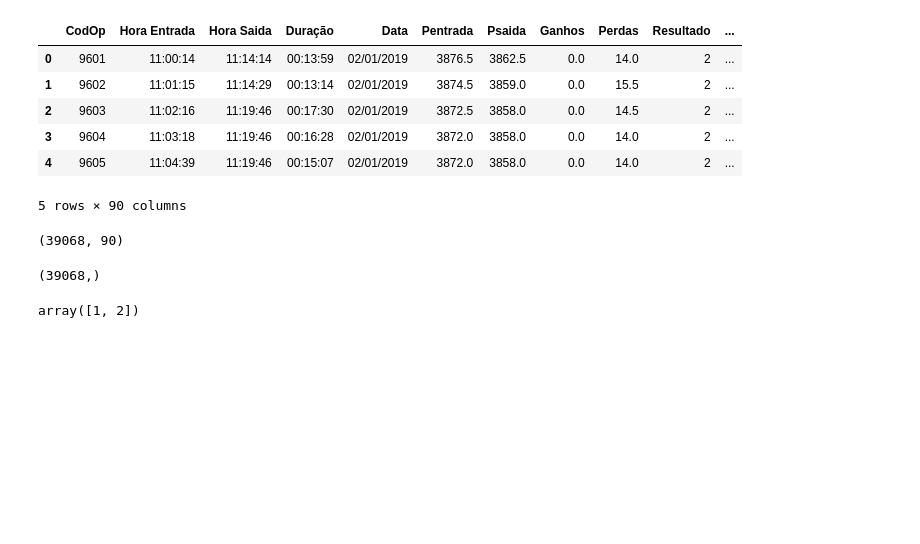
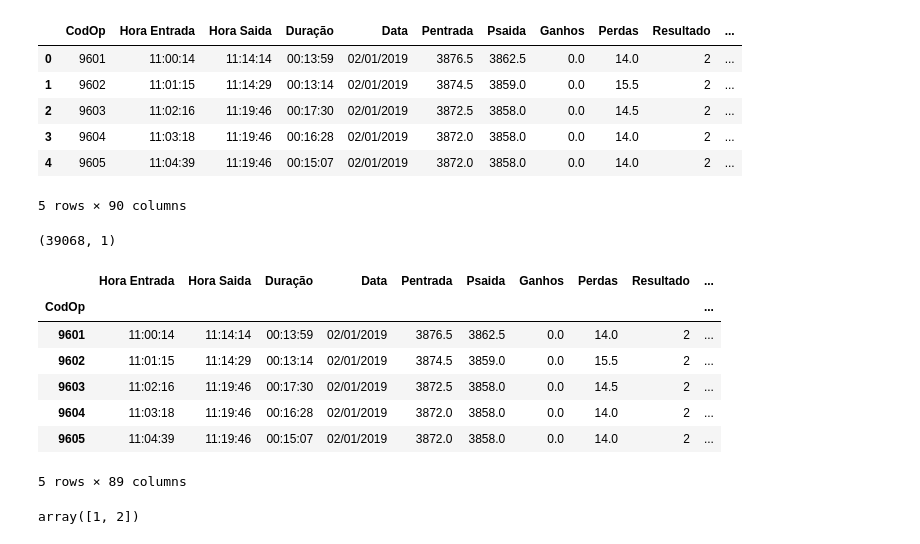
Before and after one commit to htsnet/automacao-de-negocios, a Jupyter notebook: Automacao_de_Negocios.ipynb, the cells around one changed output. Cells and saved outputs as stored; diff of their text form; code cells hidden in the pictures; blank space fills up the shorter version.

```diff
--- a/Automacao_de_Negocios.ipynb
+++ b/Automacao_de_Negocios.ipynb
@@ -59,16 +58,25 @@ historic.head()
 | 3 | 9604 | 11:03:18 | 11:19:46 | 00:16:28 | 02/01/2019 | 3872.0 | 3858.0 | 0.0 | 14.0 | 2 | ... |
 | 4 | 9605 | 11:04:39 | 11:19:46 | 00:15:07 | 02/01/2019 | 3872.0 | 3858.0 | 0.0 | 14.0 | 2 | ... |
 5 rows × 90 columns
-# %%
-#mostra as dimensões da tabela
-historic.shape
-# %% [output]
-(39068, 90)
 # %%
 #separa o target e retira do dataframe
-target = historic['Resultado']
+target = historic[['CodOp', 'Resultado']].copy()
+#indica o campo CodOp como índice
+historic = historic.set_index('CodOp')
+target = target.set_index('CodOp')
 target.shape
 # %% [output]
-(39068,)
+(39068, 1)
+# %%
+historic.head()
+# %% [output]
+|  | Hora Entrada | Hora Saida | Duração | Data | Pentrada | Psaida | Ganhos | Perdas | Resultado | ... |
+| CodOp |  |  |  |  |  |  |  |  |  | ... |
+| 9601 | 11:00:14 | 11:14:14 | 00:13:59 | 02/01/2019 | 3876.5 | 3862.5 | 0.0 | 14.0 | 2 | ... |
+| 9602 | 11:01:15 | 11:14:29 | 00:13:14 | 02/01/2019 | 3874.5 | 3859.0 | 0.0 | 15.5 | 2 | ... |
+| 9603 | 11:02:16 | 11:19:46 | 00:17:30 | 02/01/2019 | 3872.5 | 3858.0 | 0.0 | 14.5 | 2 | ... |
+| 9604 | 11:03:18 | 11:19:46 | 00:16:28 | 02/01/2019 | 3872.0 | 3858.0 | 0.0 | 14.0 | 2 | ... |
+| 9605 | 11:04:39 | 11:19:46 | 00:15:07 | 02/01/2019 | 3872.0 | 3858.0 | 0.0 | 14.0 | 2 | ... |
+5 rows × 89 columns
 # %%
 #confirma que todo o target está dentro dos limites de resposta (1 ou 2)
```
Also changed, not shown: parts of 13 cells of this notebook.
